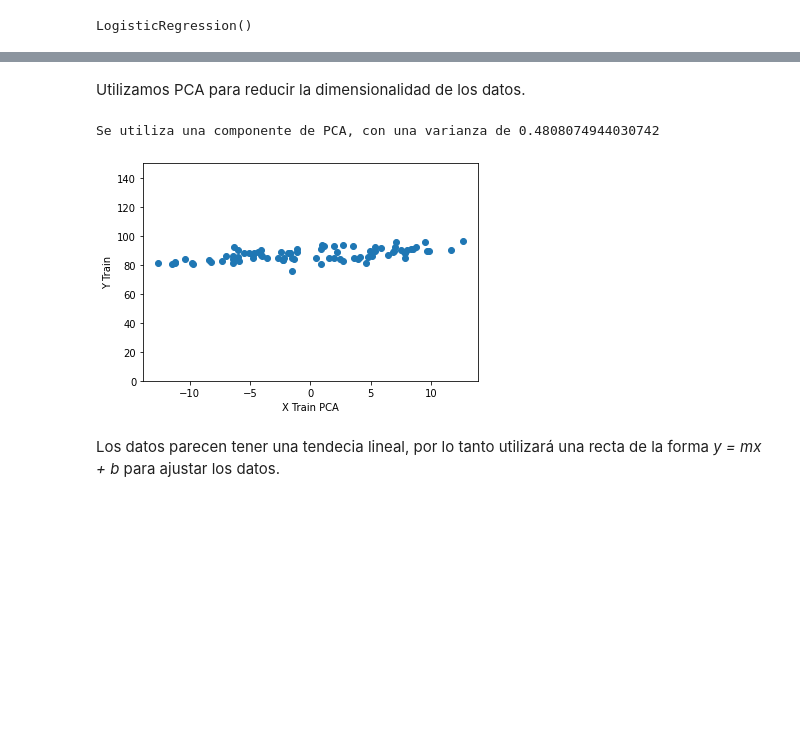
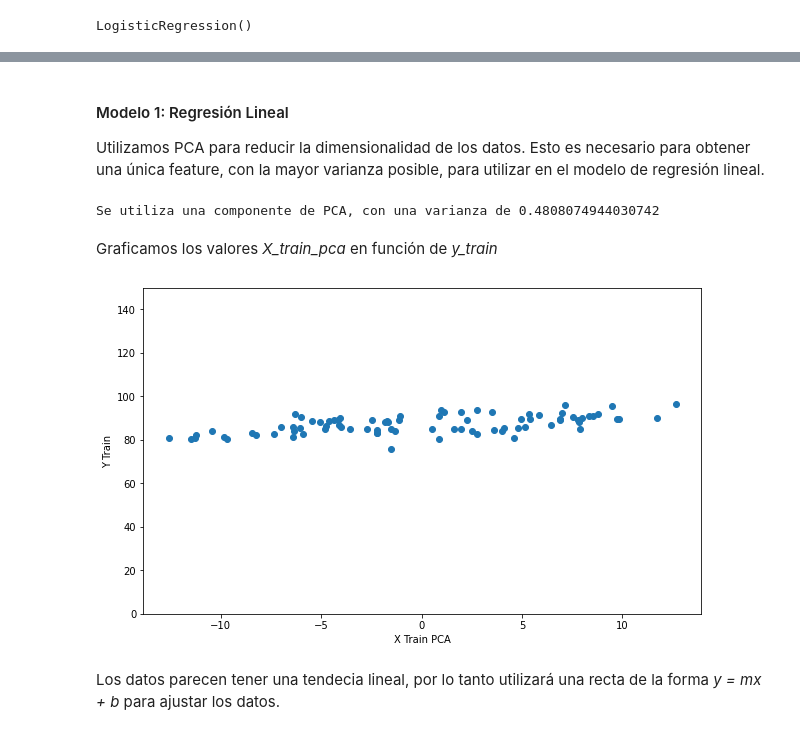
Before and after one commit to achurichi/CEIA-inteligencia_artificial, a Jupyter notebook: TP_final/tp_final.ipynb, the cells around one changed output, grey strips where cells are left out. Drawn from its saved outputs; the diff is of its cells as text; code cells hidden in the pictures; blank space fills up the shorter version.

```diff
--- a/TP_final/tp_final.ipynb
+++ b/TP_final/tp_final.ipynb
@@ -188,8 +197,10 @@ y = df["totlngth"].to_numpy()
 X_train, X_test, y_train, y_test = train_test_split(
     X, y, test_size=0.2, random_state=RANDOM_SEED
 )
-# %% [markdown]
-Utilizamos PCA para reducir la dimensionalidad de los datos.
+# %% [markdown]
+#### Modelo 1: Regresión Lineal
+
+Utilizamos PCA para reducir la dimensionalidad de los datos. Esto es necesario para obtener una única feature, con la mayor varianza posible, para utilizar en el modelo de regresión lineal.
 # %%
 pca = PCA(n_components=1, random_state=RANDOM_SEED).fit(X_train)
 X_train_pca = pca.transform(X_train)
@@ -199,14 +210,17 @@ print(
 )
 # %% [output]
 Se utiliza una componente de PCA, con una varianza de 0.4808074944030742
+# %% [markdown]
+Graficamos los valores *X_train_pca* en función de *y_train*
 # %%
+plt.figure(figsize=(10, 6))
 plt.scatter(X_train_pca, y_train)
 plt.xlabel("X Train PCA")
 plt.ylabel("Y Train")
 plt.ylim((0, 150))
 plt.show()
 # %% [output]
-[figure, old version]
+[figure, new version]
 # %% [markdown]
 Los datos parecen tener una tendecia lineal, por lo tanto utilizará una recta de la forma *y = mx + b* para ajustar los datos.
 # %%
```
Also changed, not shown: parts of 27 cells of this notebook.
